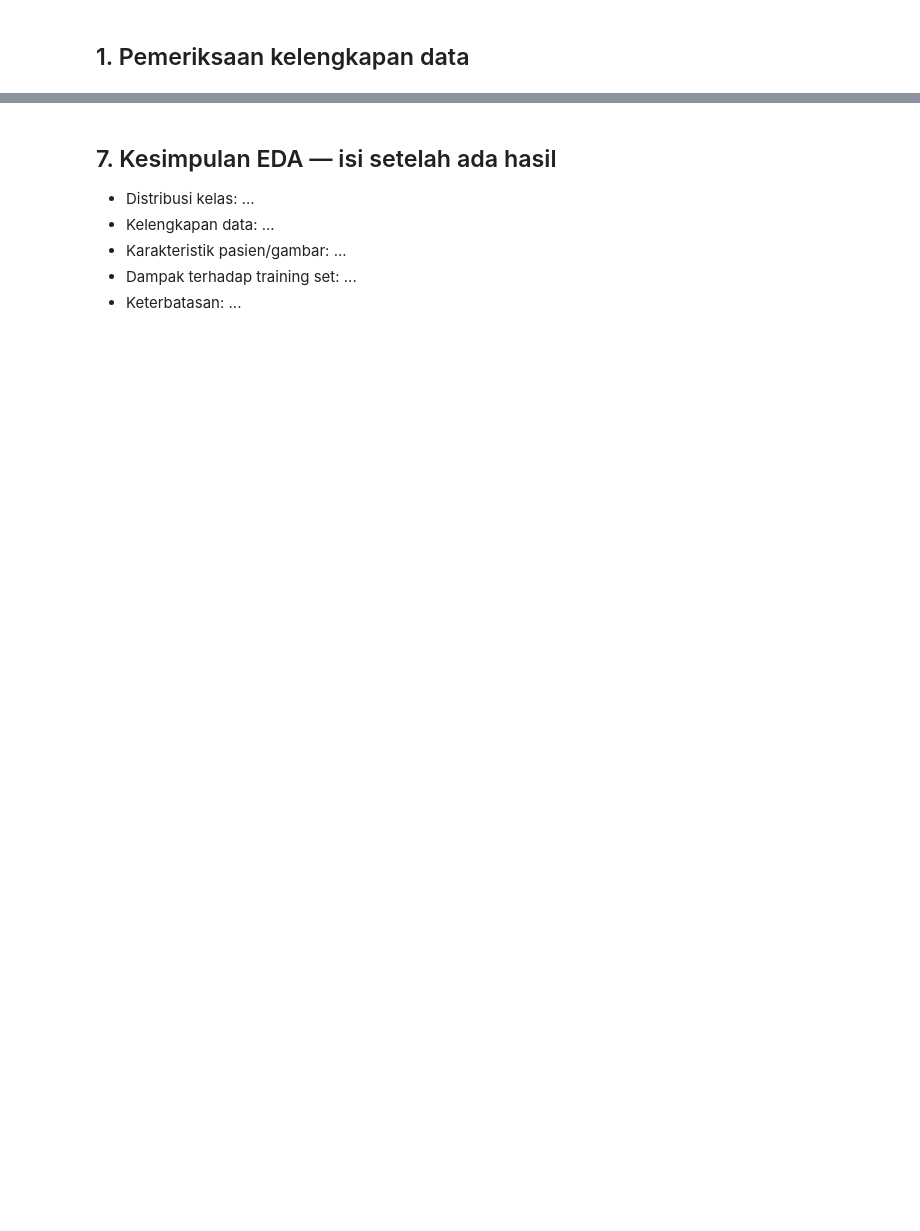
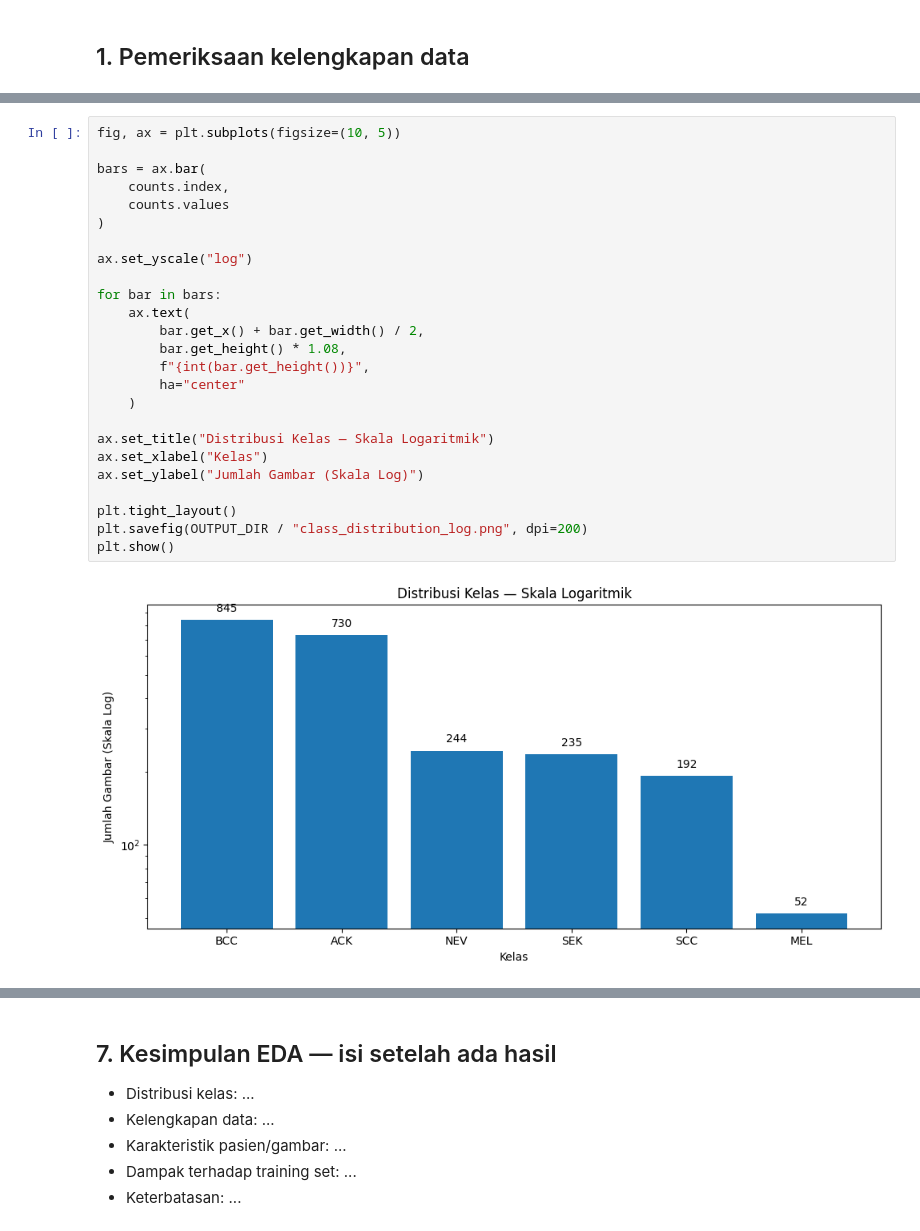
Before and after one commit to Liex2810/lesioscan-ml, a Jupyter notebook: notebooks/01_exploratory_data_analysis.ipynb, the cells around one changed output, grey strips where cells are left out. Drawn from its saved outputs; the diff is of its cells as text; blank space fills up the shorter version.

```diff
--- a/notebooks/01_exploratory_data_analysis.ipynb
+++ b/notebooks/01_exploratory_data_analysis.ipynb
@@ -30,3 +266,30 @@ ax.set(xlabel='Kelas',ylabel='Jumlah gambar');plt.tight_layout();plt.show()
+# %%
+fig, ax = plt.subplots(figsize=(10, 5))
+
+bars = ax.bar(
+    counts.index,
+    counts.values
+)
+
+ax.set_yscale("log")
+
+for bar in bars:
+    ax.text(
+        bar.get_x() + bar.get_width() / 2,
+        bar.get_height() * 1.08,
+        f"{int(bar.get_height())}",
+        ha="center"
+    )
+
+ax.set_title("Distribusi Kelas — Skala Logaritmik")
+ax.set_xlabel("Kelas")
+ax.set_ylabel("Jumlah Gambar (Skala Log)")
+
+plt.tight_layout()
+plt.savefig(OUTPUT_DIR / "class_distribution_log.png", dpi=200)
+plt.show()
+# %% [output]
+[figure, added]
 # %%
 patient_counts=df.groupby('patient_id').size()
 display(patient_counts.describe().to_frame('gambar_per_pasien'))
```
Also changed, not shown: parts of 81 cells of this notebook.
